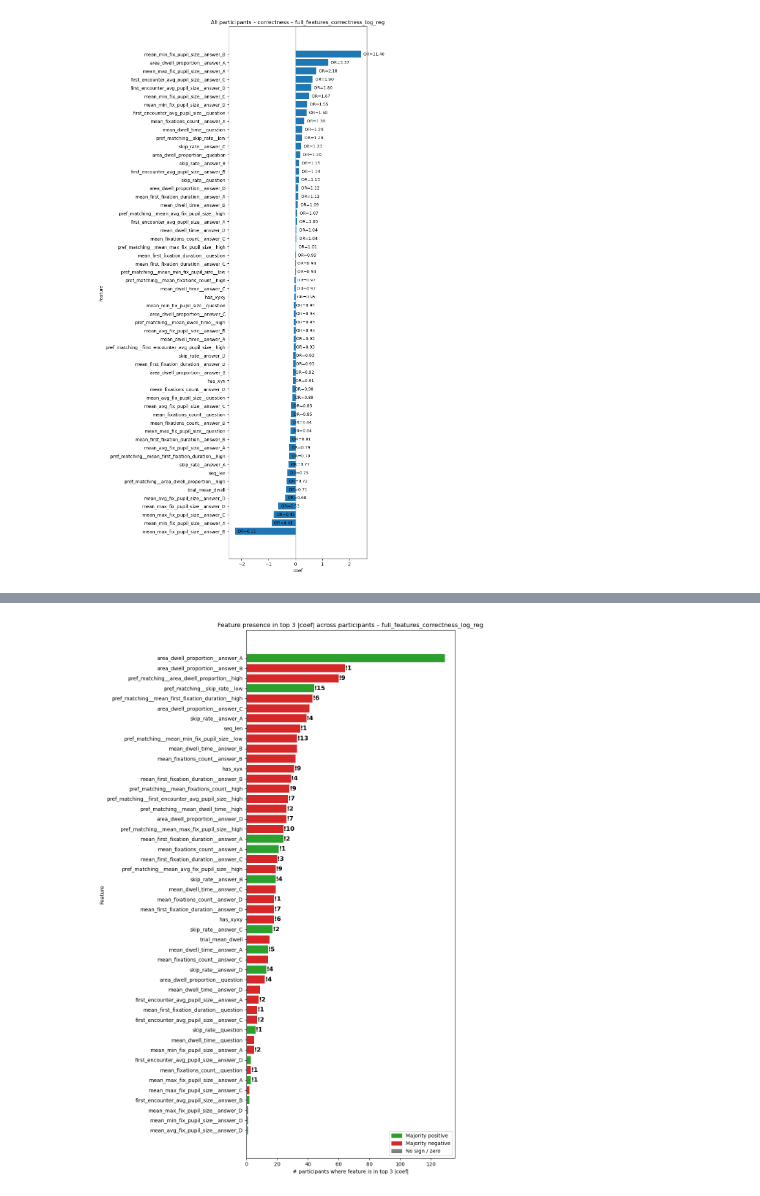
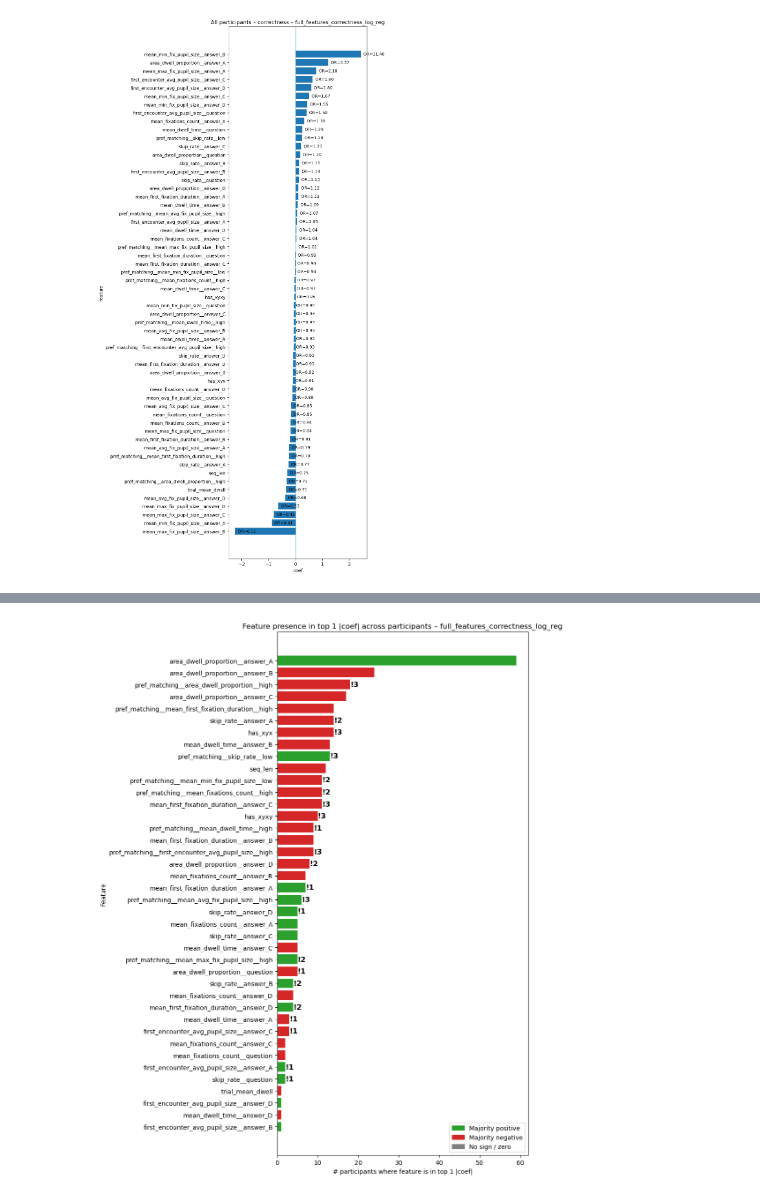
Before and after one commit to Mormorfor/QA_eyetracking, a Jupyter notebook: notebooks/answer_corr_prediction.ipynb, the cells around one changed output, grey strips where cells are left out. Drawn from its saved outputs; the diff is of its cells as text; code cells hidden in the pictures.

```diff
--- a/notebooks/answer_corr_prediction.ipynb
+++ b/notebooks/answer_corr_prediction.ipynb
@@ -166,7 +167,7 @@ results_by_pid = evaluate_models_on_answer_correctness_leave_one_trial_out(
 #         )
 #         plt.close(fig)
 # %%
-TOP_K_WITHIN_PARTICIPANT = 3
+TOP_K_WITHIN_PARTICIPANT = 1
 TOP_K_FEATURES_TO_SHOW = 70
 
 fig, summary_df = plot_top_abs_coef_feature_frequency_across_participants(
@@ -200 +201 @@ summary_df
-[figure, old version]
+[figure, new version]
```
Also changed, not shown: parts of 9 cells of this notebook, 30 other files.
